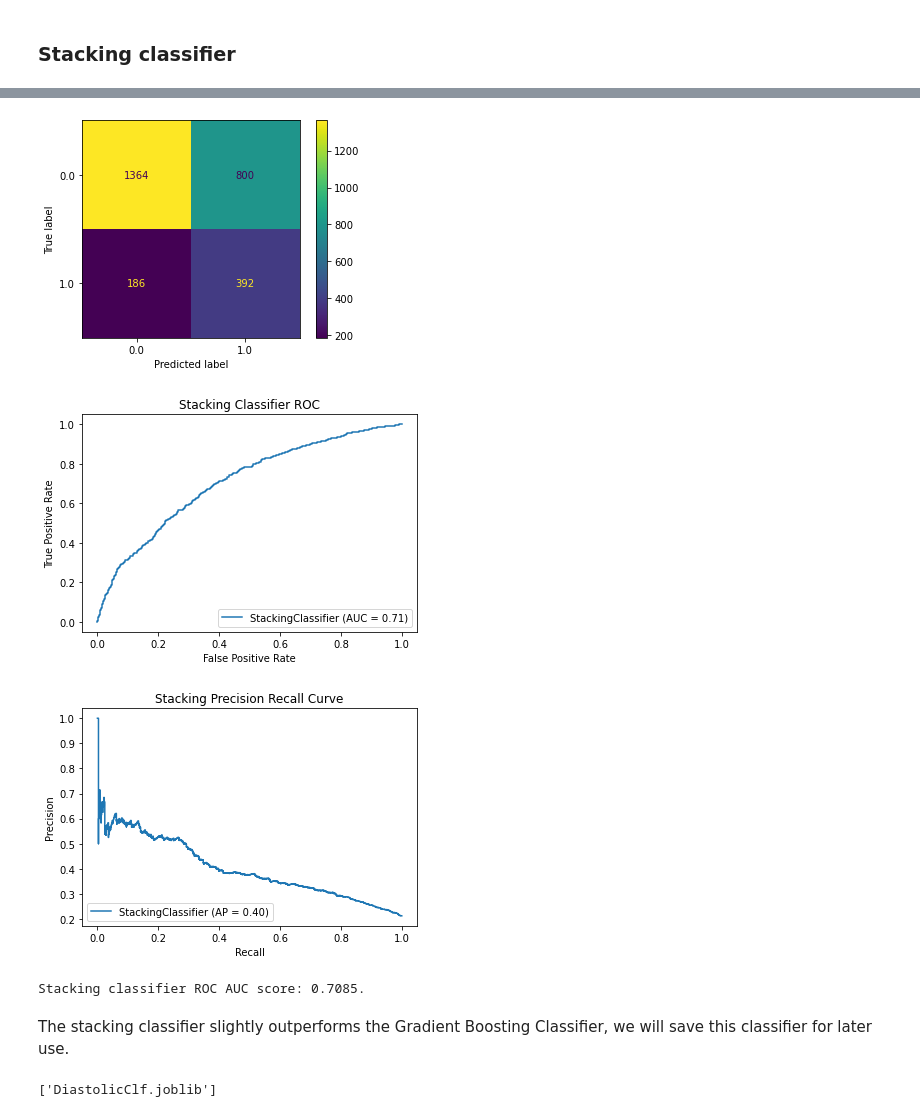
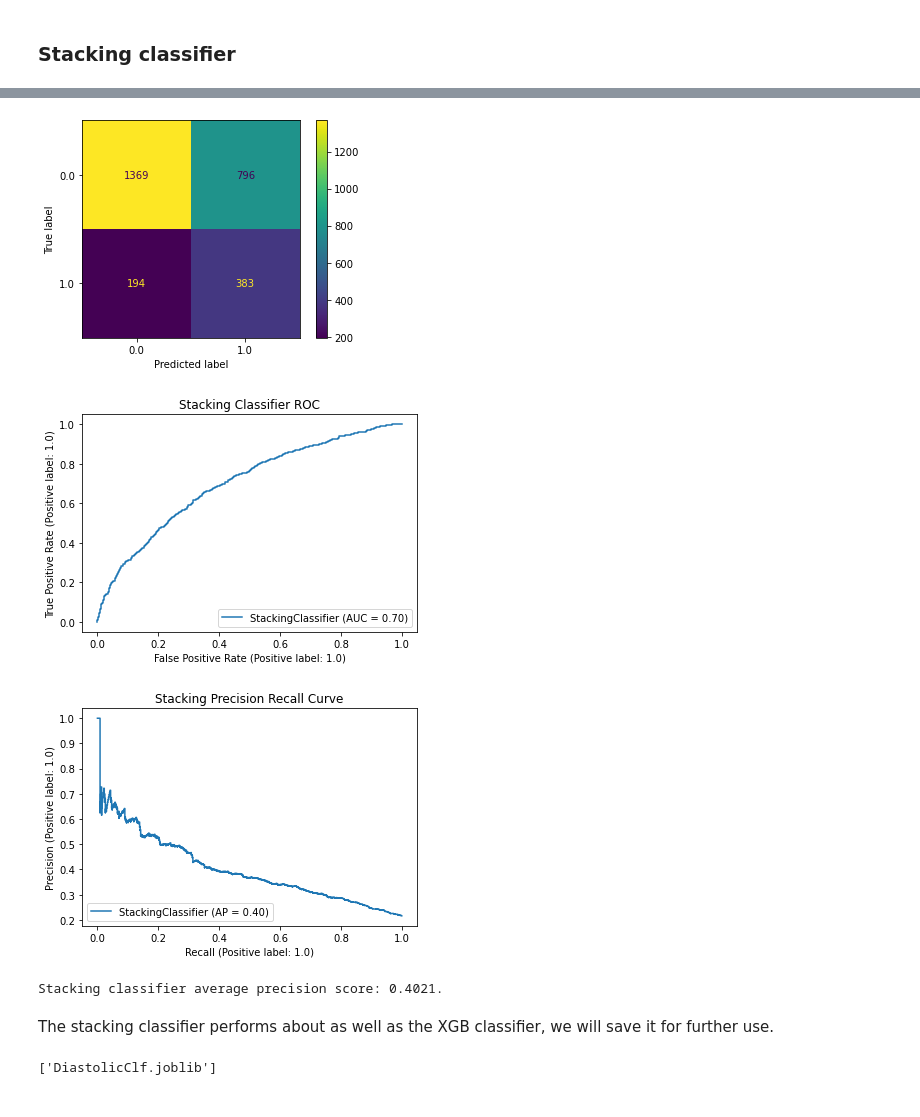
Before and after one commit to rajindermavi/NHANES, a Jupyter notebook: HyperDiastolicML.ipynb, the cells around one changed output, grey strips where cells are left out. Cells and saved outputs as stored; diff of their text form; code cells hidden in the pictures.

```diff
--- a/HyperDiastolicML.ipynb
+++ b/HyperDiastolicML.ipynb
@@ -44,11 +44,15 @@ warnings.filterwarnings("ignore")
 # %% [markdown]
 ### We maximize the average precision metric
 # %%
-score_obj = 'roc_auc'
+score_obj = 'average_precision'
 # %% [markdown]
 #### Split training and validation set
 # %%
-df_train = pd.read_pickle("HT_train.pkl")
+import pickle5 as pickle
+with open("HT_train.pkl","rb") as fh:
+    df_train = pickle.load(fh)
+
+#df_train = pd.read_pickle("HT_train.pkl")
 
 df_train, df_valid = train_test_split( df_train,
                                           train_size = .9,
@@ -156,7 +160,7 @@ for name, model in models.items():
     pipeline = make_pipeline( MinMaxScaler(),algorithm )
 
     model_grid = RandomizedSearchCV(pipeline,grid_params,
-                                    cv = 5, n_jobs = -1,
+                                    cv = 5, n_jobs = 1,
                                     scoring = score_obj, n_iter=n_search)
 
     model_grid.fit(Z_train, w_train)
@@ -204,7 +208,7 @@ for name, model in models.items():
     except:
         pass
 
-    model['ROC_AUC_score'] = metrics.roc_auc_score(w_valid,w_valid_prob_pred)
+    model['AP_score'] = metrics.average_precision_score(w_valid,w_valid_prob_pred)
     model['Best Parameters'] = model_grid.best_params_
 
 
@@ -309,9 +313,9 @@ criterion: entropy
 # %%
 estimators = [
     ('XGB', XGBClassifier(use_label_encoder=False,eval_metric = 'logloss',
-                          alpha = 2.8e-6, eta=.061, gamma=5.7e-6, reg_lambda=0.3, max_depth = 4)),
-    ('RFC',RandomForestClassifier(n_estimators = 225, max_depth = 15, criterion = 'entropy') ),
-    ('GBC',GradientBoostingClassifier(loss = 'deviance',n_estimators = 175, max_depth = 2) )
+                          alpha = 1.7e-5, eta=.057, gamma=1.7e-5, reg_lambda=1, max_depth = 3)),
+    ('RFC',RandomForestClassifier(n_estimators = 175, max_depth = 9, criterion = 'entropy') ),
+    ('GBC',GradientBoostingClassifier(loss = 'deviance',n_estimators = 125, max_depth = 2) )
 ]
 stack = StackingClassifier(estimators=estimators,
                           final_estimator = LogisticRegression())
@@ -338,9 +342,9 @@ plt.title(title)
 plt.show()
 
 w_valid_prob_pred = stack.predict_proba(Z_valid)[:, 1]
-ROC_AUC_score = metrics.roc_auc_score(w_valid,w_valid_prob_pred)
+AP_score = metrics.average_precision_score(w_valid,w_valid_prob_pred)
 
-print(f'Stacking classifier ROC AUC score: {ROC_AUC_score:.4}.')
+print(f'Stacking classifier average precision score: {AP_score:.4}.')
 # %% [output]
 Stacking Classifier Train Report
               precision    recall  f1-score   support
@@ -360,12 +364,12 @@ Stacking Classifier Validation Report
 
     accuracy                           0.64      2742
    macro avg       0.60      0.65      0.59      2742
 weighted avg       0.76      0.64      0.67      2742
 [figure]
-[figure, old version]
+[figure, new version]
-[figure, old version]
+[figure, new version]
-Stacking classifier ROC AUC score: 0.7085.
+Stacking classifier average precision score: 0.4021.
 # %% [markdown]
-The stacking classifier slightly outperforms the Gradient Boosting Classifier, we will save this classifier for later use.
+The stacking classifier performs about as well as the XGB classifier, we will save it for further use.
 # %%
 from joblib import dump, load
```
Also changed, not shown: parts of 5 cells of this notebook, 1 other file.
